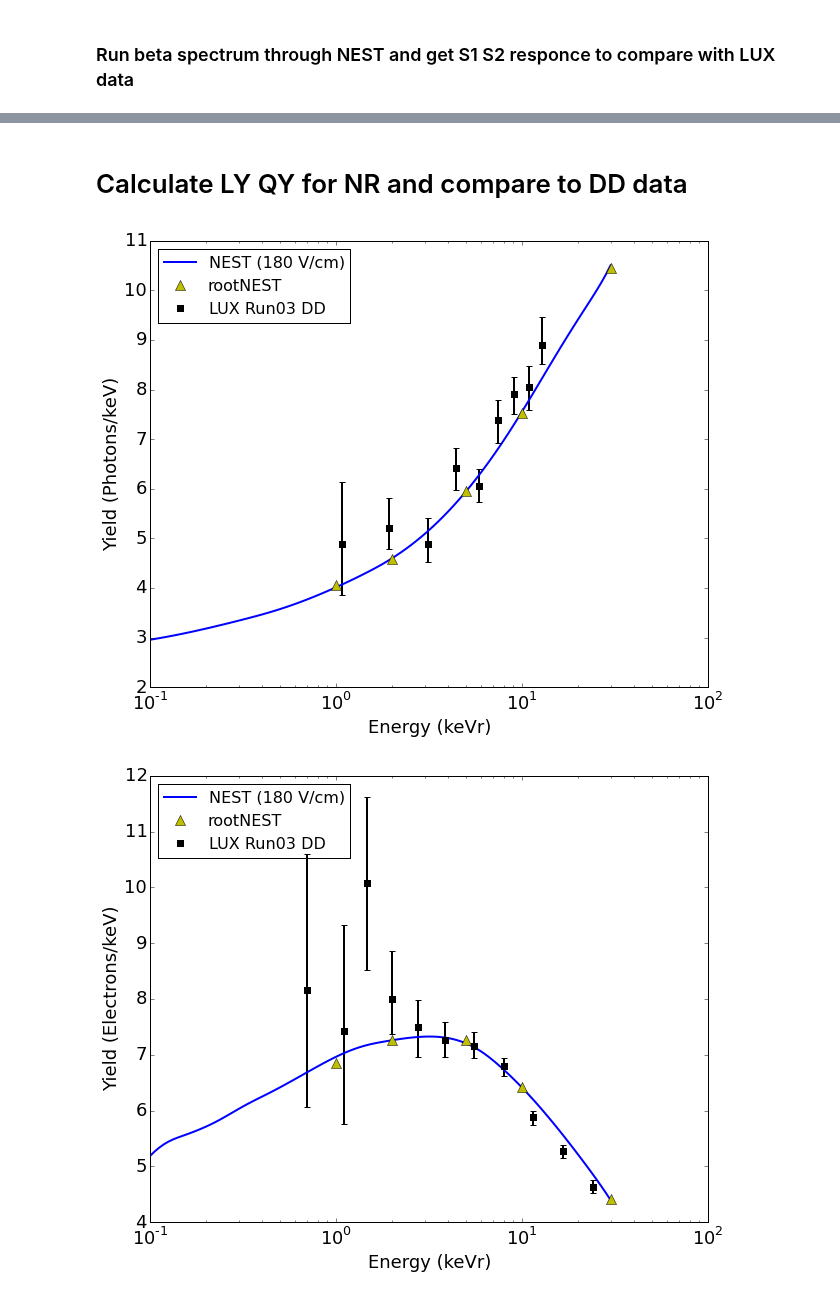
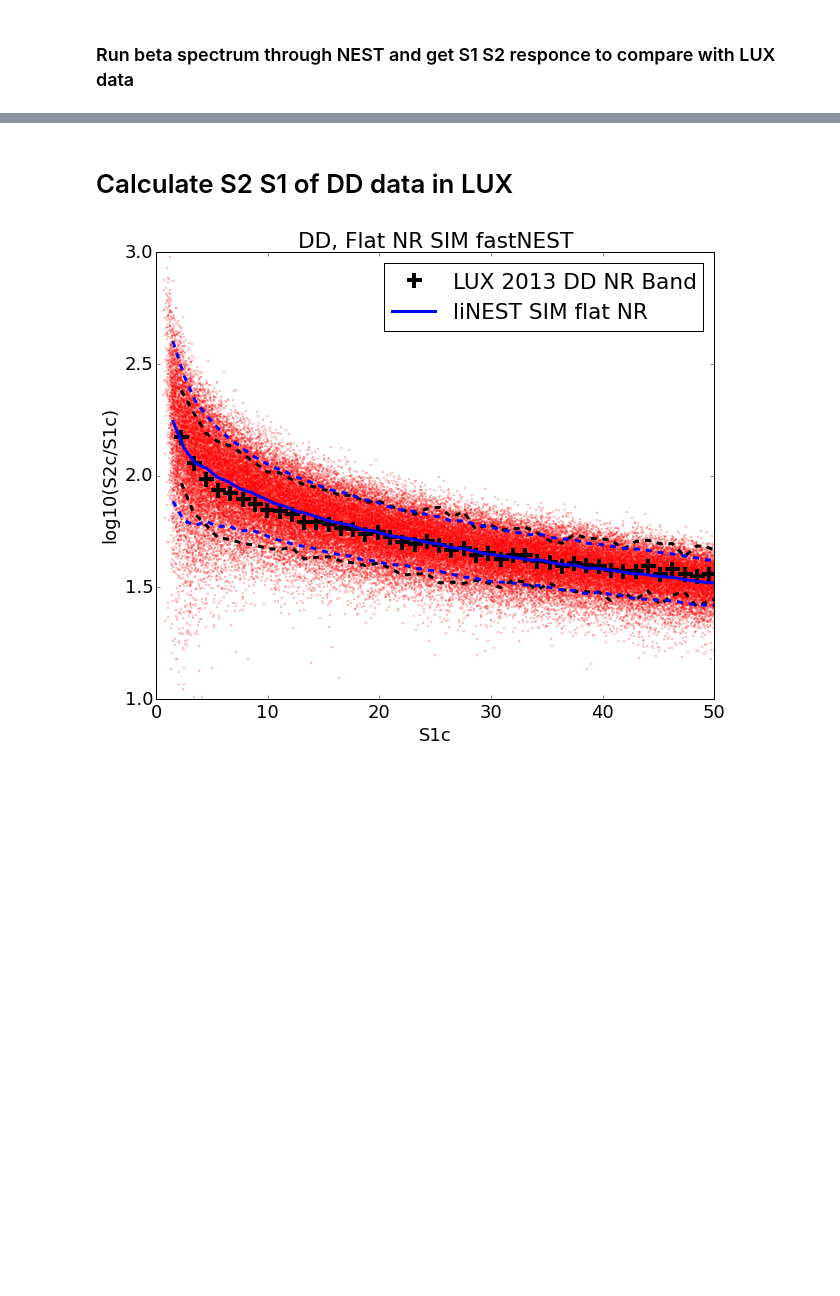
Before and after one commit to attdobi/iPyNb, a Jupyter notebook: PyNEST/libNEST_Validation/libNEST-Validation-LUXdata-S1S2.ipynb, the cells around one changed output, grey strips where cells are left out. Cells and saved outputs as stored; diff of their text form; code cells hidden in the pictures; blank space fills up the shorter version.

```diff
--- a/PyNEST/libNEST_Validation/libNEST-Validation-LUXdata-S1S2.ipynb
+++ b/PyNEST/libNEST_Validation/libNEST-Validation-LUXdata-S1S2.ipynb
@@ -166,5 +268,5 @@ ylabel('Yield (Quanta/keV)')
 # %% [markdown]
-<h1> Calculate LY QY for NR and compare to DD data </h1>
+<h1> Calculate S2 S1 of DD data in LUX </h1>
 # %%
 NEST=libNEST.NEST(0,10,180,2.888) # 0 is NR, 1 is ER ... Energy, EField(V/cm), density
 myDet=libNEST.Detector()
@@ -188,25 +309,0 @@ for En in Energy:
-# %%
-sLY = ip.UnivariateSpline(Energy, LY,s=.1)
-semilogx(Energy,sLY(Energy),'-b',linewidth=2)
-plt.plot(rootNEST_NR_en,rootNEST_NR_LY,'^y',linewidth=4,markersize=10)
-plt.errorbar(DD_ly[0],DD_ly[4],[DD_ly[5],DD_ly[6]],fmt="sk",markersize=6,linewidth=2,markeredgewidth=1)
-xlabel('Energy (keVr)')
-ylabel('Yield (Photons/keV)')
-legend(['NEST (180 V/cm)','rootNEST','LUX Run03 DD'],loc='upper left',fontsize=16,numpoints=1)
-#xlim([1,1000])
-#ylim([10,60])
-plt.savefig('val_figs/LUX_NR_LY_val.png')
-
-#plot QY
-figure()
-sQY = ip.UnivariateSpline(Energy, QY,s=.1)
-semilogx(Energy,sQY(Energy),'-b',linewidth=2)
-plt.plot(rootNEST_NR_en,rootNEST_NR_QY,'^y',linewidth=4,markersize=10)
-plt.errorbar(DD_qy[0],DD_qy[4],[DD_qy[5],DD_qy[6]],fmt="sk",markersize=6,linewidth=2,markeredgewidth=1)
-xlabel('Energy (keVr)')
-ylabel('Yield (Electrons/keV)')
-legend(['NEST (180 V/cm)','rootNEST','LUX Run03 DD'],loc='upper left',fontsize=16,numpoints=1)
-plt.savefig('val_figs/LUX_NR_QY_val.png')
-# %% [output]
-[figure, removed]
-[figure, removed]
@@ -215,0 +310,23 @@ plt.savefig('val_figs/LUX_NR_QY_val.png')
+# %%
+plt.scatter(S1c_nr,log10(S2c_nr/S1c_nr),alpha=0.2,color='red',s=2)
+#plt.scatter(S1c_er,log10(S2c_er/S1c_er),alpha=0.3,color='blue',s=2)
+xlabel('S1c')
+ylabel('log10(S2c/S1c)')
+ylim([1,3])
+xlim([0,50])
+
+#plot LUX DD NR band:
+p2=plt.plot(DD_S1S2[0],DD_S1S2[1],'+k',linewidth=3,markersize=15, markeredgewidth=4, label="LUX 2013 DD NR Band")
+plt.plot(DD_S1S2[0],DD_S1S2[1]-1.28*DD_S1S2[4],'--k',linewidth=3)
+plt.plot(DD_S1S2[0],DD_S1S2[1]+1.28*DD_S1S2[4],'--k',linewidth=3)
+
+p1=plt.plot(S1_nr_cen,S2S1_nr_mean,'-b',linewidth=3, label="liNEST SIM flat NR")
+plt.plot(S1_nr_cen,S2S1_nr_mean-1.28*S2S1_nr_sig,'--b',linewidth=3)
+plt.plot(S1_nr_cen,S2S1_nr_mean+1.28*S2S1_nr_sig,'--b',linewidth=3)
+
+
+plt.title('DD, Flat NR SIM fastNEST')
+plt.legend(numpoints=1) #("LUX DD 2013 NR Band","libNEST flat SIM")
+plt.savefig('val_figs/LUX_NR_DD-v-flat_val.png')
+# %% [output]
+[figure, added]
```
Also changed, not shown: parts of 11 cells of this notebook, 12 other files.
